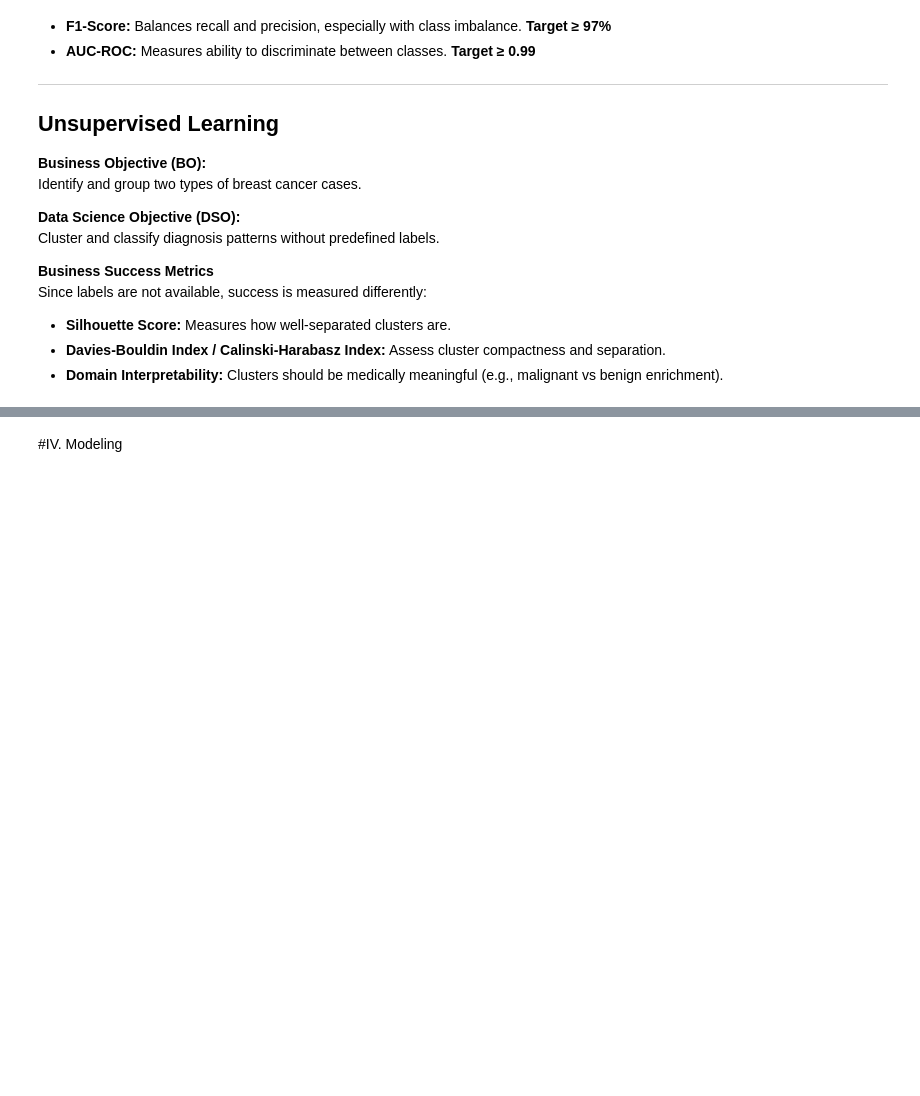
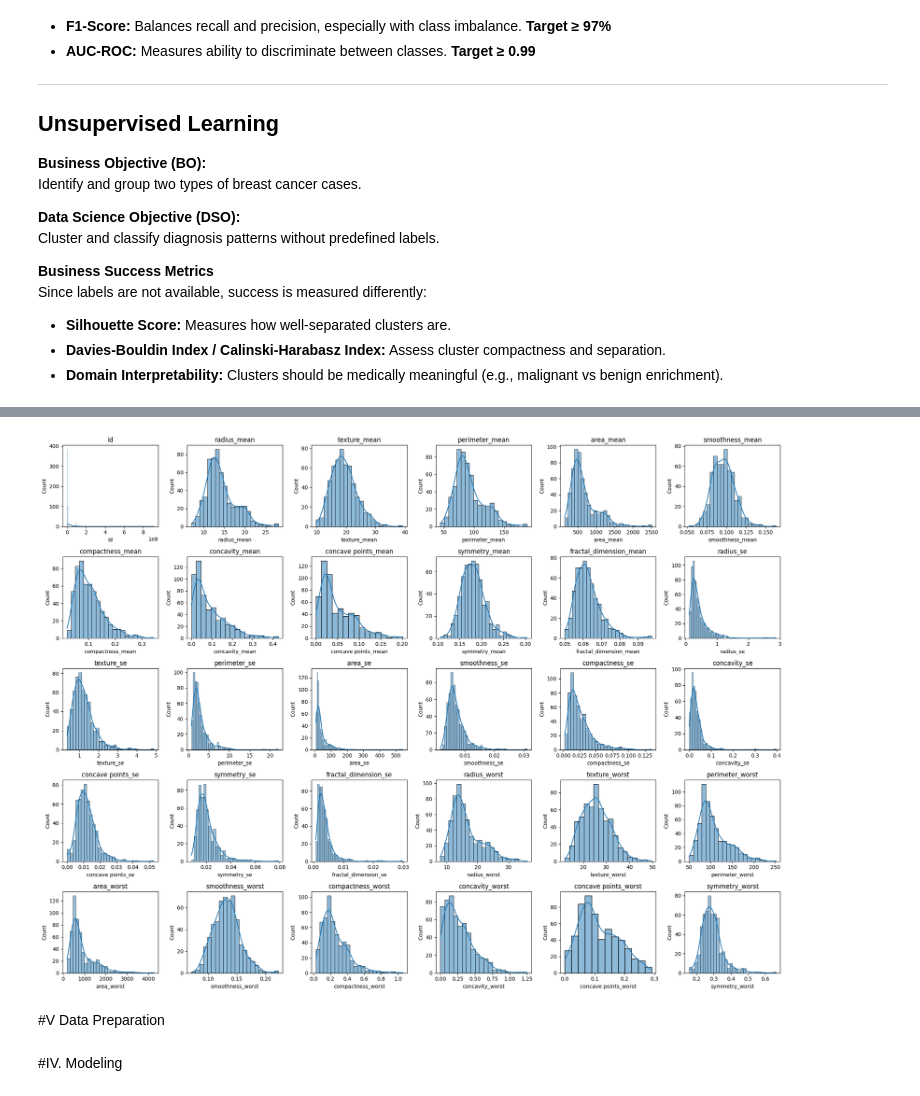
Before and after one commit to eyaguirat10/CoWin-Breast-Cancer-Detection, a Jupyter notebook: Breast_Cancer_Detection--Amal.ipynb, the cells around one changed output, grey strips where cells are left out. Drawn from its saved outputs; the diff is of its cells as text; code cells hidden in the pictures; blank space fills up the shorter version.

```diff
--- a/Breast_Cancer_Detection--Amal.ipynb
+++ b/Breast_Cancer_Detection--Amal.ipynb
@@ -73,3 +276,23 @@ df.isnull().sum()
+# %%
+plt.figure(figsize=(20, 15))
+plotnumber = 1
+
+numeric_df = df.select_dtypes(include=[np.number])
+
+for column in numeric_df.columns:
+    if plotnumber <= 30:
+        ax = plt.subplot(5, 6, plotnumber)
+        sns.histplot(df[column], kde=True, ax=ax)
+        ax.set_xlabel(column)
+        ax.set_title(column)
+        plotnumber += 1
+
+plt.tight_layout()
+plt.show()
+# %% [output]
+[figure, added]
+# %% [markdown]
+#V Data Preparation
 # %% [markdown]
 #IV. Modeling
 # %% [markdown]
```
Also changed, not shown: parts of 20 cells of this notebook.
